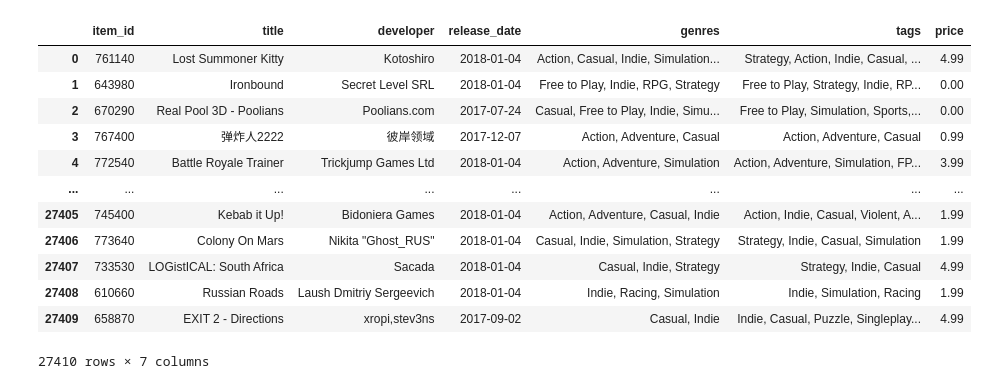
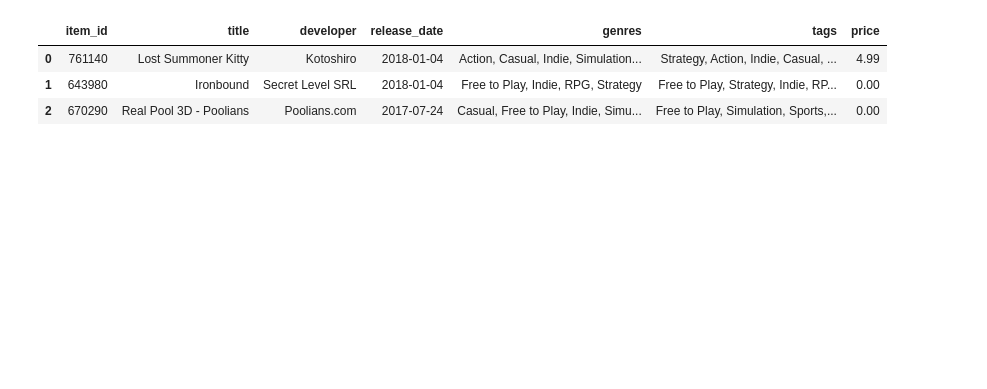
Before and after one commit to SantosIparraguirre/Sistema-Recomendacion-Steam, a Jupyter notebook: ETL/developer_reviews_analysis.ipynb, the cells around one changed output. Drawn from its saved outputs; the diff is of its cells as text; code cells hidden in the pictures; blank space fills up the shorter version.

```diff
--- a/ETL/developer_reviews_analysis.ipynb
+++ b/ETL/developer_reviews_analysis.ipynb
@@ -4,19 +4,10 @@ import pandas as pd
 df_games = pd.read_parquet('../Datasets/steam_games_preprocessed.parquet')
 df_reviews = pd.read_parquet('../Datasets/user_reviews_preprocessed.parquet')
 # %%
-df_games
+df_games.head(3)
 # %% [output]
 |  | item_id | title | developer | release_date | genres | tags | price |
 | 0 | 761140 | Lost Summoner Kitty | Kotoshiro | 2018-01-04 | Action, Casual, Indie, Simulation... | Strategy, Action, Indie, Casual, ... | 4.99 |
 | 1 | 643980 | Ironbound | Secret Level SRL | 2018-01-04 | Free to Play, Indie, RPG, Strategy | Free to Play, Strategy, Indie, RP... | 0.00 |
 | 2 | 670290 | Real Pool 3D - Poolians | Poolians.com | 2017-07-24 | Casual, Free to Play, Indie, Simu... | Free to Play, Simulation, Sports,... | 0.00 |
-| 3 | 767400 | 弹炸人2222 | 彼岸领域 | 2017-12-07 | Action, Adventure, Casual | Action, Adventure, Casual | 0.99 |
-| 4 | 772540 | Battle Royale Trainer | Trickjump Games Ltd | 2018-01-04 | Action, Adventure, Simulation | Action, Adventure, Simulation, FP... | 3.99 |
-| ... | ... | ... | ... | ... | ... | ... | ... |
-| 27405 | 745400 | Kebab it Up! | Bidoniera Games | 2018-01-04 | Action, Adventure, Casual, Indie | Action, Indie, Casual, Violent, A... | 1.99 |
-| 27406 | 773640 | Colony On Mars | Nikita "Ghost_RUS" | 2018-01-04 | Casual, Indie, Simulation, Strategy | Strategy, Indie, Casual, Simulation | 1.99 |
-| 27407 | 733530 | LOGistICAL: South Africa | Sacada | 2018-01-04 | Casual, Indie, Strategy | Strategy, Indie, Casual | 4.99 |
-| 27408 | 610660 | Russian Roads | Laush Dmitriy Sergeevich | 2018-01-04 | Indie, Racing, Simulation | Indie, Simulation, Racing | 1.99 |
-| 27409 | 658870 | EXIT 2 - Directions | xropi,stev3ns | 2017-09-02 | Casual, Indie | Indie, Casual, Puzzle, Singleplay... | 4.99 |
-27410 rows × 7 columns
 # %%
```
Also changed, not shown: parts of 2 cells of this notebook, 7 other files.
